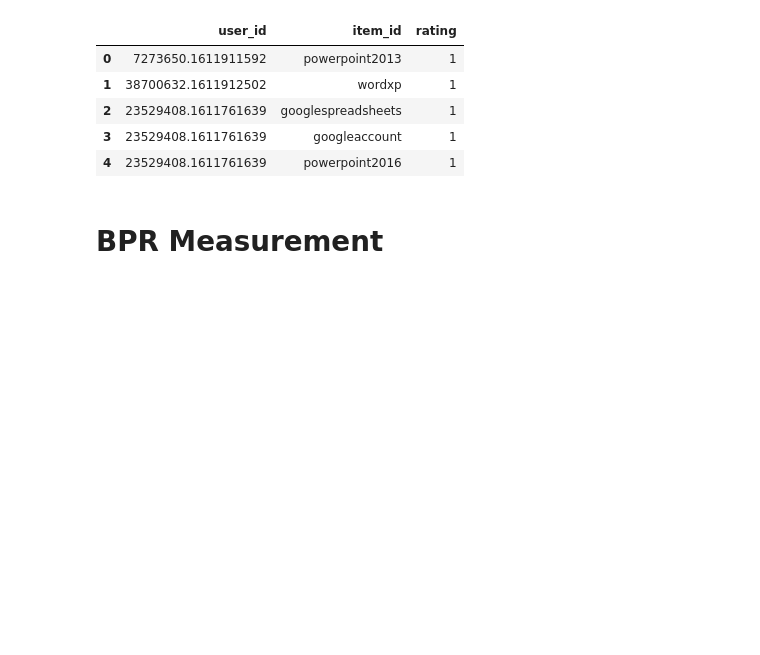
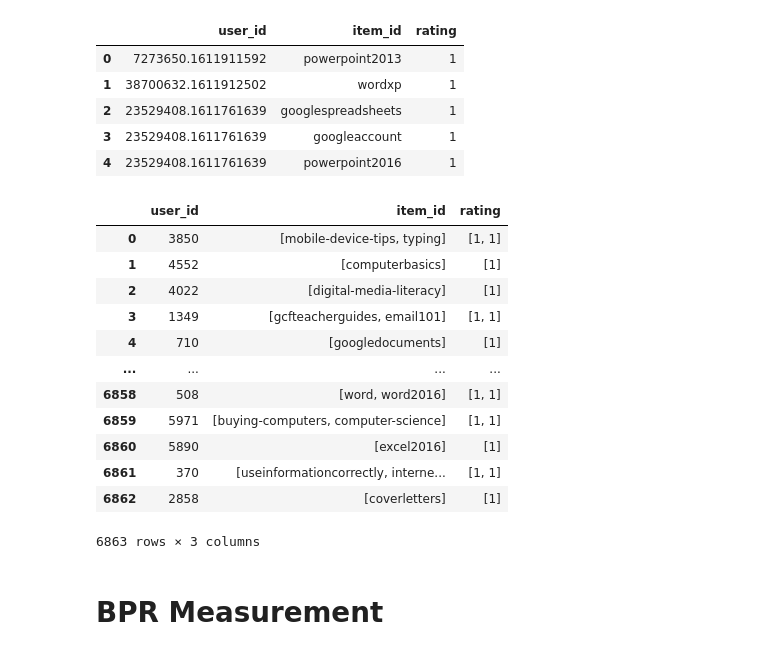
Before and after one commit to juanclopezr/recommender-fusion-recsys, a Jupyter notebook: notebooks/modalities_metrics.ipynb, the cells around one changed output. Saved outputs shown, nothing was run; the diff lists cells and outputs as text; code cells hidden in the pictures; blank space fills up the shorter version.

```diff
--- a/notebooks/modalities_metrics.ipynb
+++ b/notebooks/modalities_metrics.ipynb
@@ -45,5 +42,21 @@ rotate_relation_embeddings = np.load(base_data_path / 'relation_embeddings_gcf_1
 # %%
 test_df_courses['user_id'] = test_df_courses['user_id'].map(entity2id)
+# %%
+test_df_courses
+# %% [output]
+|  | user_id | item_id | rating |
+| 0 | 3850 | [mobile-device-tips, typing] | [1, 1] |
+| 1 | 4552 | [computerbasics] | [1] |
+| 2 | 4022 | [digital-media-literacy] | [1] |
+| 3 | 1349 | [gcfteacherguides, email101] | [1, 1] |
+| 4 | 710 | [googledocuments] | [1] |
+| ... | ... | ... | ... |
+| 6858 | 508 | [word, word2016] | [1, 1] |
+| 6859 | 5971 | [buying-computers, computer-science] | [1, 1] |
+| 6860 | 5890 | [excel2016] | [1] |
+| 6861 | 370 | [useinformationcorrectly, interne... | [1, 1] |
+| 6862 | 2858 | [coverletters] | [1] |
+6863 rows × 3 columns
 # %%
 test_df_courses['item_id'] = test_df_courses['item_id'].apply(lambda x: [entity2id[i] - n_users for i in x])
 # %%
```
Also changed, not shown: parts of 22 cells of this notebook, 4 other files.
